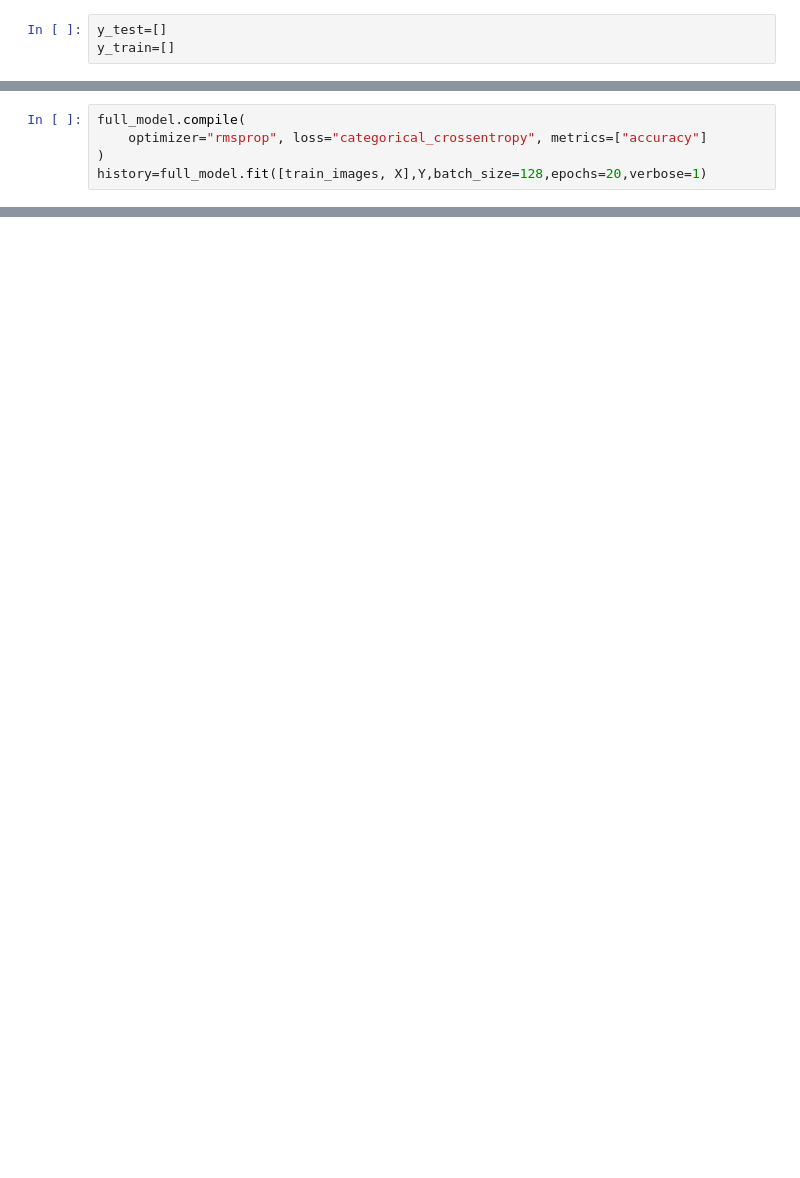
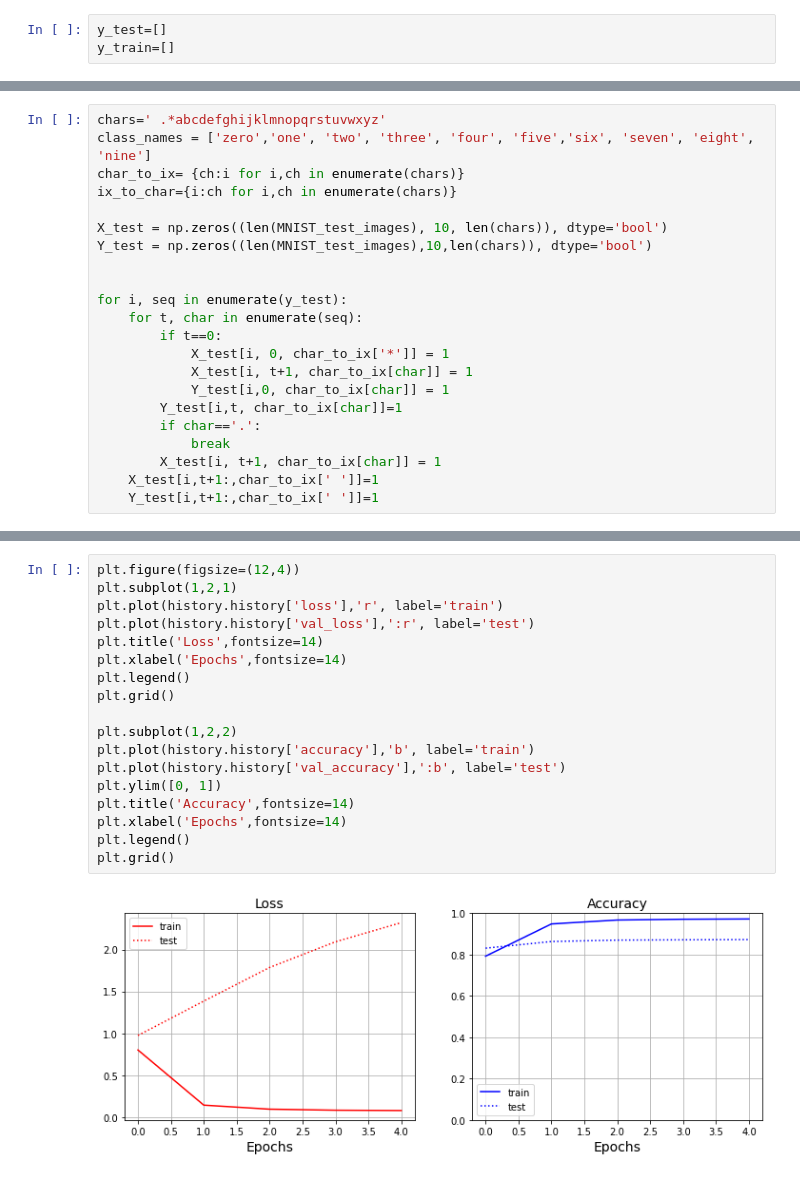
Before and after one commit to JustAlex5/deep_learning, a Jupyter notebook: Final_prj.ipynb, the cells around one changed output, grey strips where cells are left out. Saved outputs shown, nothing was run; the diff lists cells and outputs as text; blank space fills up the shorter version.

```diff
--- a/Final_prj.ipynb
+++ b/Final_prj.ipynb
@@ -465,5 +239,0 @@ train_images.shape
-# %%
-full_model.compile(
-    optimizer="rmsprop", loss="categorical_crossentropy", metrics=["accuracy"]
-)
-history=full_model.fit([train_images, X],Y,batch_size=128,epochs=20,verbose=1)
@@ -495,0 +240,22 @@ def load_images(pics_name):
+# %%
+chars=' .*abcdefghijklmnopqrstuvwxyz'
+class_names = ['zero','one', 'two', 'three', 'four', 'five','six', 'seven', 'eight', 'nine']
+char_to_ix= {ch:i for i,ch in enumerate(chars)}
+ix_to_char={i:ch for i,ch in enumerate(chars)}
+
+X_test = np.zeros((len(MNIST_test_images), 10, len(chars)), dtype='bool')
+Y_test = np.zeros((len(MNIST_test_images),10,len(chars)), dtype='bool')
+
+
+for i, seq in enumerate(y_test):
+    for t, char in enumerate(seq):
+        if t==0:
+            X_test[i, 0, char_to_ix['*']] = 1
+            X_test[i, t+1, char_to_ix[char]] = 1
+            Y_test[i,0, char_to_ix[char]] = 1
+        Y_test[i,t, char_to_ix[char]]=1
+        if char=='.':
+            break
+        X_test[i, t+1, char_to_ix[char]] = 1
+    X_test[i,t+1:,char_to_ix[' ']]=1
+    Y_test[i,t+1:,char_to_ix[' ']]=1
@@ -495,0 +278,20 @@ def load_images(pics_name):
+# %%
+plt.figure(figsize=(12,4))
+plt.subplot(1,2,1)
+plt.plot(history.history['loss'],'r', label='train')
+plt.plot(history.history['val_loss'],':r', label='test')
+plt.title('Loss',fontsize=14)
+plt.xlabel('Epochs',fontsize=14)
+plt.legend()
+plt.grid()
+
+plt.subplot(1,2,2)
+plt.plot(history.history['accuracy'],'b', label='train')
+plt.plot(history.history['val_accuracy'],':b', label='test')
+plt.ylim([0, 1])
+plt.title('Accuracy',fontsize=14)
+plt.xlabel('Epochs',fontsize=14)
+plt.legend()
+plt.grid()
+# %% [output]
+[figure, added]
```
Also changed, not shown: parts of 61 cells of this notebook.
